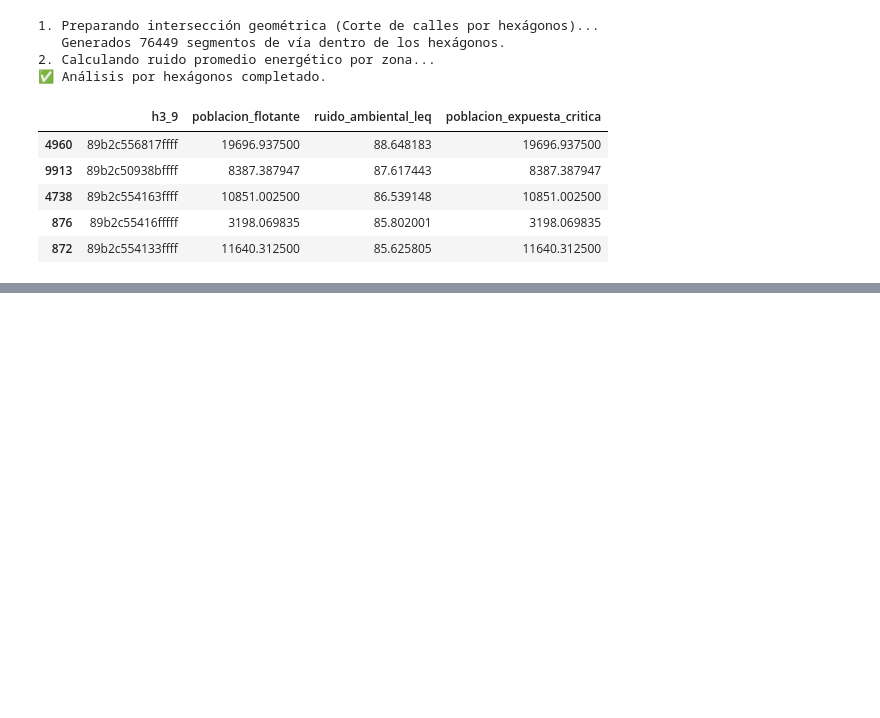
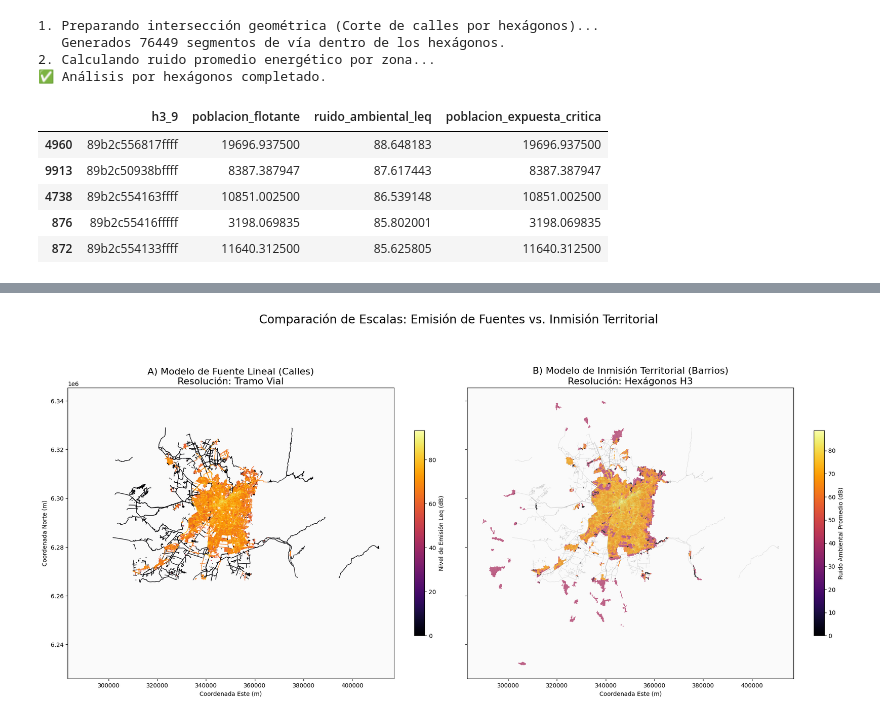
Before and after one commit to NicoFuentese/analisis_espacial_marginalNoise, a Jupyter notebook: scripts/2-analisis_miercoles_rm.ipynb, the cells around one changed output, grey strips where cells are left out. Drawn from its saved outputs; the diff is of its cells as text; code cells hidden in the pictures; blank space fills up the shorter version.

Commit message:
comparativa ruido emitido por calle (Cai) vs ruido emitido H3

```diff
--- a/scripts/2-analisis_miercoles_rm.ipynb
+++ b/scripts/2-analisis_miercoles_rm.ipynb
@@ -470,0 +466,64 @@ Stored 'gdf_zonas' (GeoDataFrame)
+# %%
+import matplotlib.pyplot as plt
+import geopandas as gpd
+
+# Configuración de la figura doble (1 fila, 2 columnas)
+fig, (ax1, ax2) = plt.subplots(1, 2, figsize=(20, 10), sharex=True, sharey=True)
+
+# ---------------------------------------------------------
+# MAPA 1: MODELO DE FUENTE (Izquierda) - Solo Calles
+# ---------------------------------------------------------
+red_vial_final.plot(
+    column='ruido_leq',
+    ax=ax1,
+    cmap='inferno',       # Escala de calor
+    linewidth=1,
+    legend=True,
+    legend_kwds={'label': "Nivel de Emisión Leq (dB)", 'shrink': 0.5}
+)
+ax1.set_title("A) Modelo de Fuente Lineal (Calles)\nResolución: Tramo Vial", fontsize=16)
+ax1.set_facecolor('#fafafa') # Fondo casi blanco
+ax1.set_xlabel("Coordenada Este (m)")
+ax1.set_ylabel("Coordenada Norte (m)")
+
+# ---------------------------------------------------------
+# MAPA 2: MODELO DE INMISIÓN (Derecha) - Hexágonos + Fondo Vial
+# ---------------------------------------------------------
+
+# CAPA A (FONDO): La Red Vial Completa
+# La dibujamos primero (zorder=1) en un gris neutro para dar contexto
+red_vial_final.plot(
+    ax=ax2,
+    color='gray',      # Color neutro
+    linewidth=0.5,     # Líneas finas
+    alpha=0.3,         # Muy tenues para no distraer
+    zorder=1           # Asegura que quede al fondo
+)
+
+# CAPA B (FRENTE): Los Hexágonos de Ruido
+# Los dibujamos después (zorder=2)
+hex_resultados.plot(
+    column='ruido_ambiental_leq',
+    ax=ax2,
+    cmap='inferno',
+    alpha=0.85,           # Leve transparencia para integrar con el fondo
+    edgecolor='none',     # Sin bordes para un efecto de "mapa de calor" continuo
+    zorder=2,             # Asegura que quede encima de las calles grises
+    legend=True,
+    legend_kwds={'label': "Ruido Ambiental Promedio (dB)", 'shrink': 0.5}
+)
+
+ax2.set_title("B) Modelo de Inmisión Territorial (Barrios)\nResolución: Hexágonos H3", fontsize=16)
+ax2.set_facecolor('#fafafa')
+ax2.set_xlabel("Coordenada Este (m)")
+
+# Ajustes finales de diseño
+plt.tight_layout()
+plt.suptitle("Comparación de Escalas: Emisión de Fuentes vs. Inmisión Territorial", fontsize=20, y=1.02)
+
+# Guardar en alta resolución para tu informe
+plt.savefig(Path(ruta) / 'data' / 'data_generada' / 'Comparacion_Modelos_Ruido.png', dpi=300, bbox_inches='tight')
+
+plt.show()
+# %% [output]
+[figure, added]
```
Also changed, not shown: parts of 6 cells of this notebook, 1 other file.
